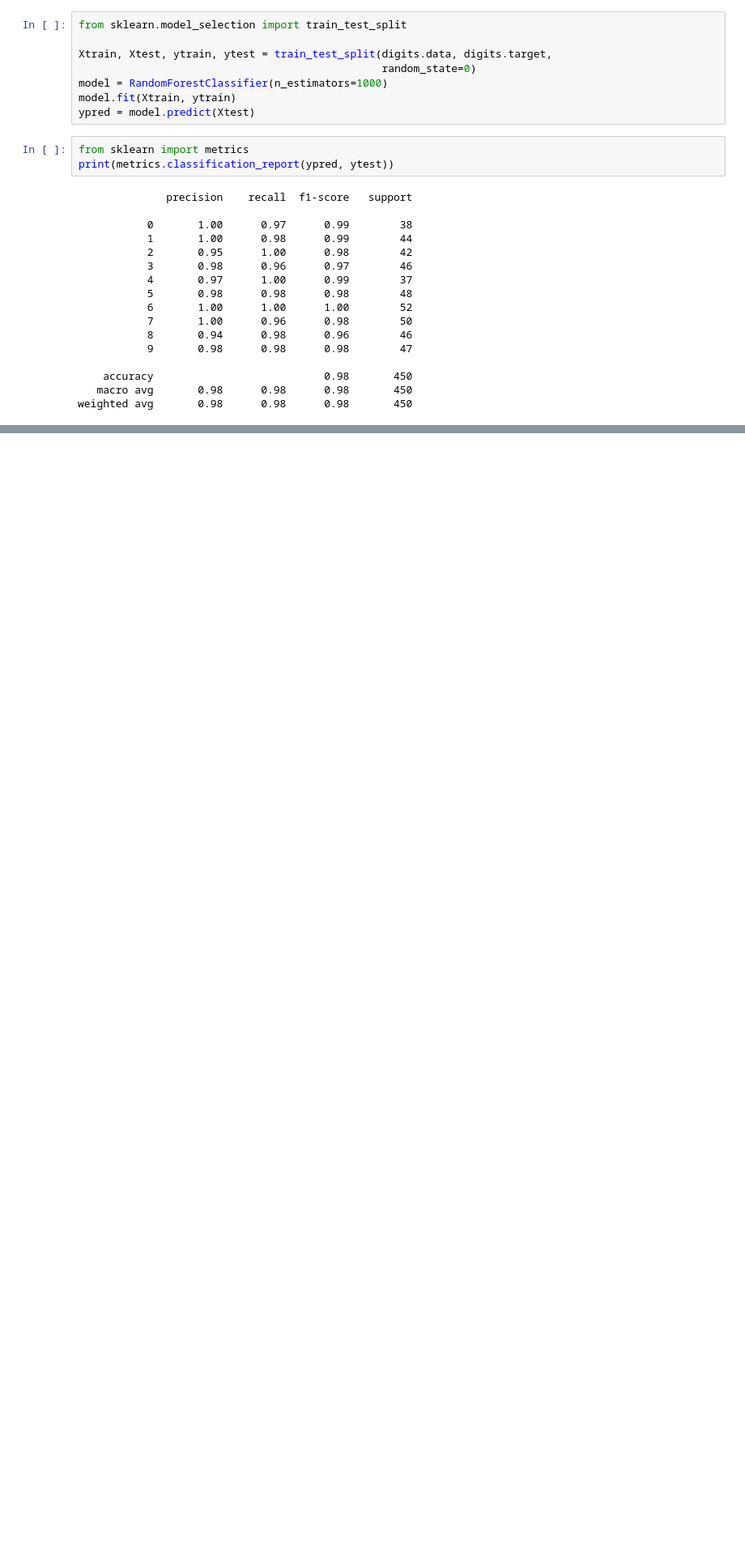
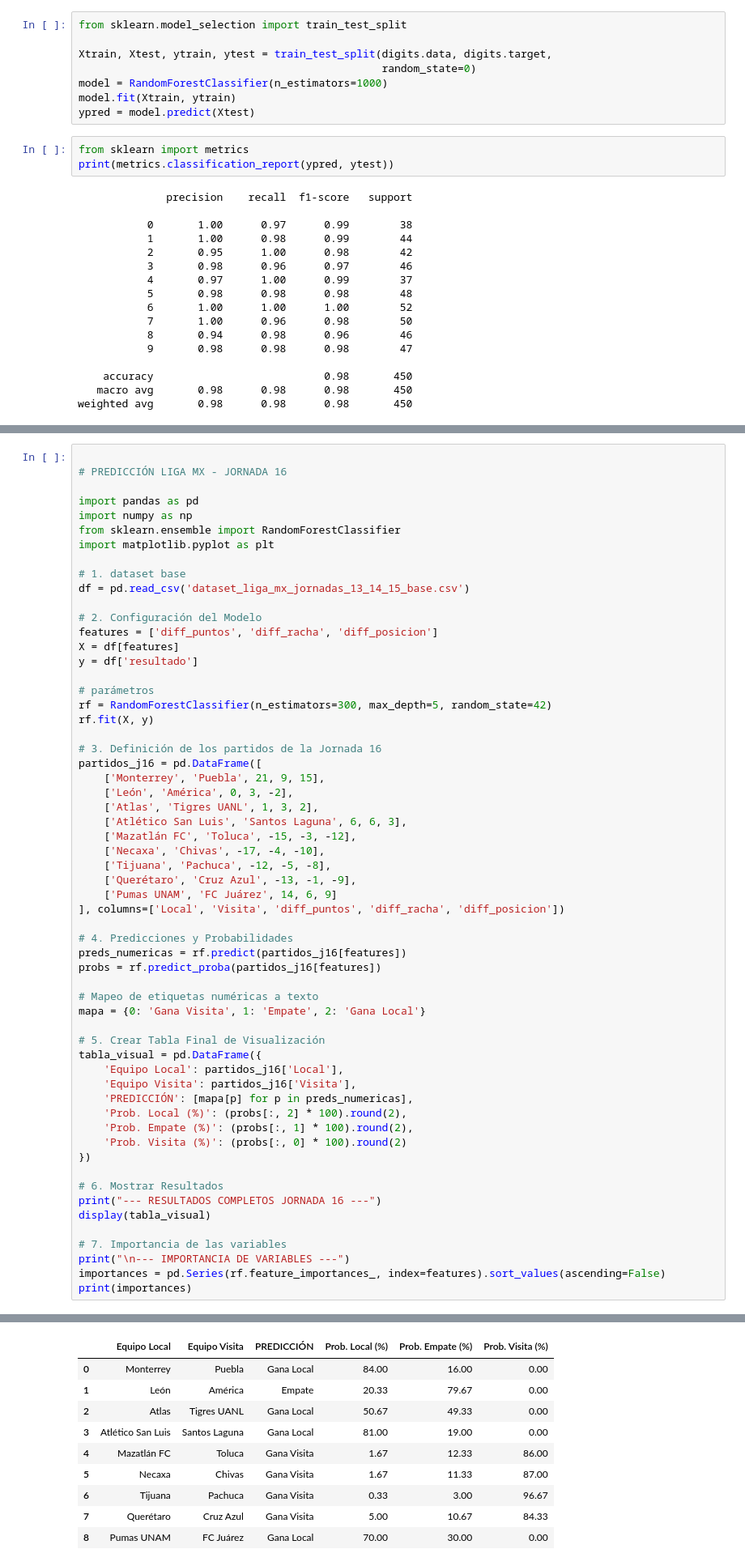
Before and after one commit to AdriannMo/Mineria_de_Datos, a Jupyter notebook: Copia_de_Minería_de_Datos.ipynb, the cells around one changed output, grey strips where cells are left out. Shown at 81% size. Cells and saved outputs as stored; diff of their text form; blank space fills up the shorter version.

```diff
--- a/Copia_de_Minería_de_Datos.ipynb
+++ b/Copia_de_Minería_de_Datos.ipynb
@@ -2717,0 +2724,60 @@ weighted avg       0.98      0.98      0.98       450
+# %%
+
+# PREDICCIÓN LIGA MX - JORNADA 16
+
+import pandas as pd
+import numpy as np
+from sklearn.ensemble import RandomForestClassifier
+import matplotlib.pyplot as plt
+
+# 1. dataset base
+df = pd.read_csv('dataset_liga_mx_jornadas_13_14_15_base.csv')
+
+# 2. Configuración del Modelo
+features = ['diff_puntos', 'diff_racha', 'diff_posicion']
+X = df[features]
+y = df['resultado']
+
+# parámetros
+rf = RandomForestClassifier(n_estimators=300, max_depth=5, random_state=42)
+rf.fit(X, y)
+
+# 3. Definición de los partidos de la Jornada 16
+partidos_j16 = pd.DataFrame([
+    ['Monterrey', 'Puebla', 21, 9, 15],
+    ['León', 'América', 0, 3, -2],
+    ['Atlas', 'Tigres UANL', 1, 3, 2],
+    ['Atlético San Luis', 'Santos Laguna', 6, 6, 3],
+    ['Mazatlán FC', 'Toluca', -15, -3, -12],
+    ['Necaxa', 'Chivas', -17, -4, -10],
+    ['Tijuana', 'Pachuca', -12, -5, -8],
+    ['Querétaro', 'Cruz Azul', -13, -1, -9],
+    ['Pumas UNAM', 'FC Juárez', 14, 6, 9]
+], columns=['Local', 'Visita', 'diff_puntos', 'diff_racha', 'diff_posicion'])
+
+# 4. Predicciones y Probabilidades
+preds_numericas = rf.predict(partidos_j16[features])
+probs = rf.predict_proba(partidos_j16[features])
+
+# Mapeo de etiquetas numéricas a texto
+mapa = {0: 'Gana Visita', 1: 'Empate', 2: 'Gana Local'}
+
+# 5. Crear Tabla Final de Visualización
+tabla_visual = pd.DataFrame({
+    'Equipo Local': partidos_j16['Local'],
+    'Equipo Visita': partidos_j16['Visita'],
+    'PREDICCIÓN': [mapa[p] for p in preds_numericas],
+    'Prob. Local (%)': (probs[:, 2] * 100).round(2),
+    'Prob. Empate (%)': (probs[:, 1] * 100).round(2),
+    'Prob. Visita (%)': (probs[:, 0] * 100).round(2)
+})
+
+# 6. Mostrar Resultados
+print("--- RESULTADOS COMPLETOS JORNADA 16 ---")
+display(tabla_visual)
+
+# 7. Importancia de las variables
+print("\n--- IMPORTANCIA DE VARIABLES ---")
+importances = pd.Series(rf.feature_importances_, index=features).sort_values(ascending=False)
+print(importances)
+# %% [output]
@@ -2717,0 +2785,10 @@ weighted avg       0.98      0.98      0.98       450
+|  | Equipo Local | Equipo Visita | PREDICCIÓN | Prob. Local (%) | Prob. Empate (%) | Prob. Visita (%) |
+| 0 | Monterrey | Puebla | Gana Local | 84.00 | 16.00 | 0.00 |
+| 1 | León | América | Empate | 20.33 | 79.67 | 0.00 |
+| 2 | Atlas | Tigres UANL | Gana Local | 50.67 | 49.33 | 0.00 |
+| 3 | Atlético San Luis | Santos Laguna | Gana Local | 81.00 | 19.00 | 0.00 |
+| 4 | Mazatlán FC | Toluca | Gana Visita | 1.67 | 12.33 | 86.00 |
+| 5 | Necaxa | Chivas | Gana Visita | 1.67 | 11.33 | 87.00 |
+| 6 | Tijuana | Pachuca | Gana Visita | 0.33 | 3.00 | 96.67 |
+| 7 | Querétaro | Cruz Azul | Gana Visita | 5.00 | 10.67 | 84.33 |
+| 8 | Pumas UNAM | FC Juárez | Gana Local | 70.00 | 30.00 | 0.00 |
```
Also changed, not shown: parts of 2 cells of this notebook.
